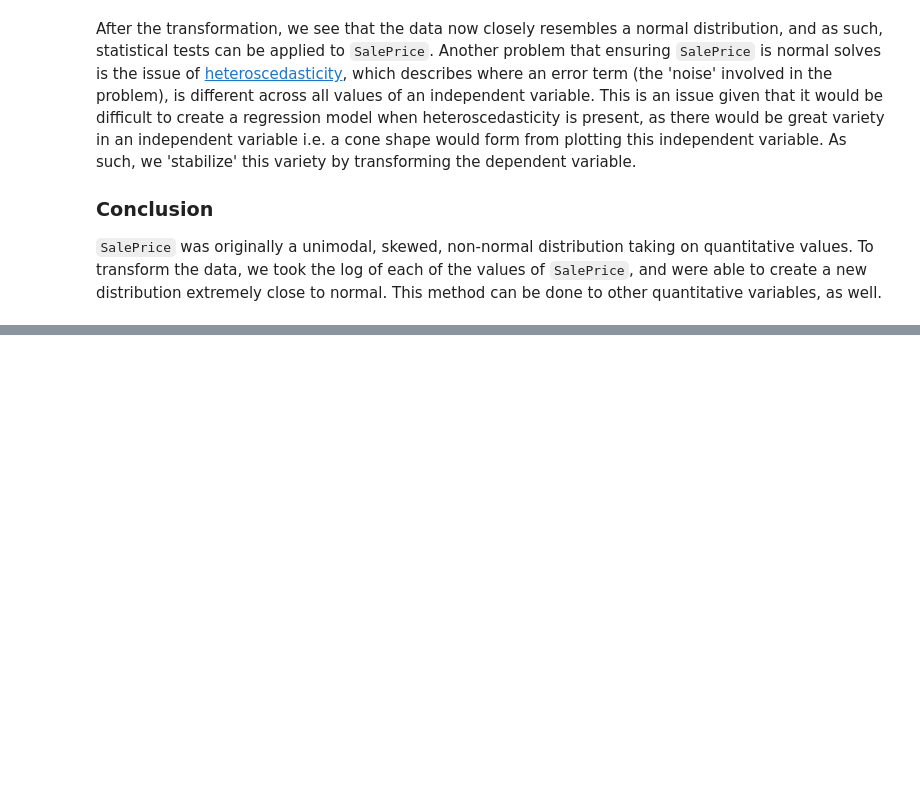
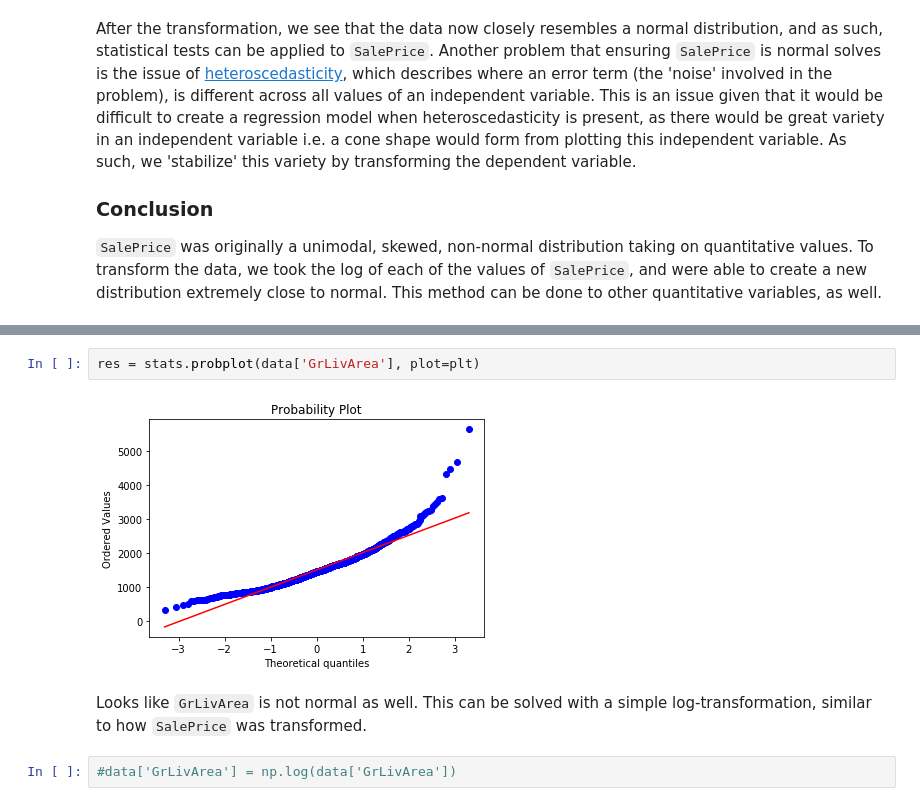
Before and after one commit to philliplagoc/Kaggle-Housing-Price-Contest, a Jupyter notebook: Housing_Price_Estimation.ipynb, the cells around one changed output, grey strips where cells are left out. Drawn from its saved outputs; the diff is of its cells as text; blank space fills up the shorter version.

```diff
--- a/Housing_Price_Estimation.ipynb
+++ b/Housing_Price_Estimation.ipynb
@@ -151,0 +187,8 @@ I will
+# %%
+res = stats.probplot(data['GrLivArea'], plot=plt)
+# %% [output]
+[figure, added]
+# %% [markdown]
+Looks like `GrLivArea` is not normal as well. This can be solved with a simple log-transformation, similar to how `SalePrice` was transformed.
+# %%
+#data['GrLivArea'] = np.log(data['GrLivArea'])
```
Also changed, not shown: parts of 28 cells of this notebook.
